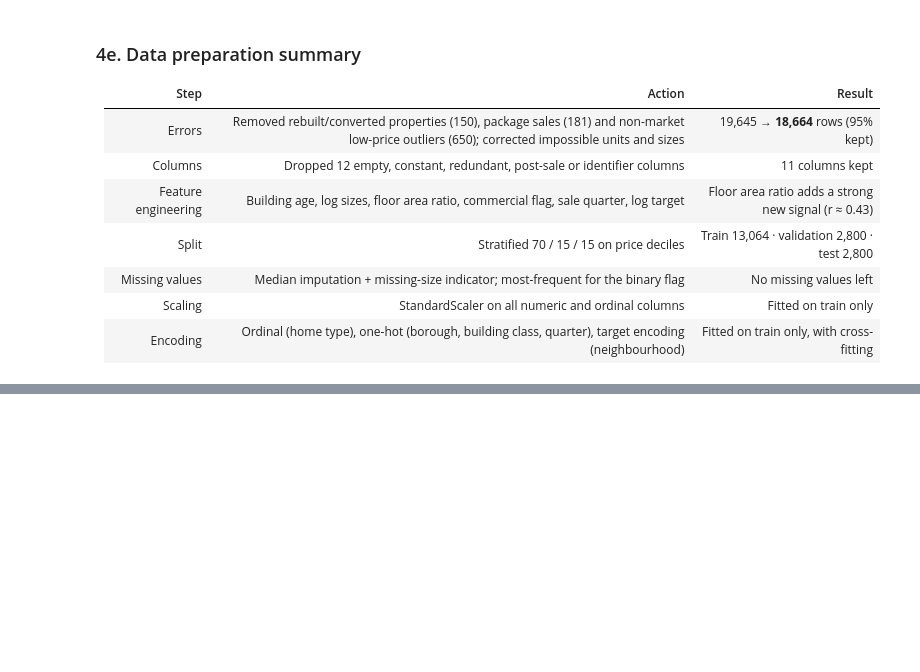
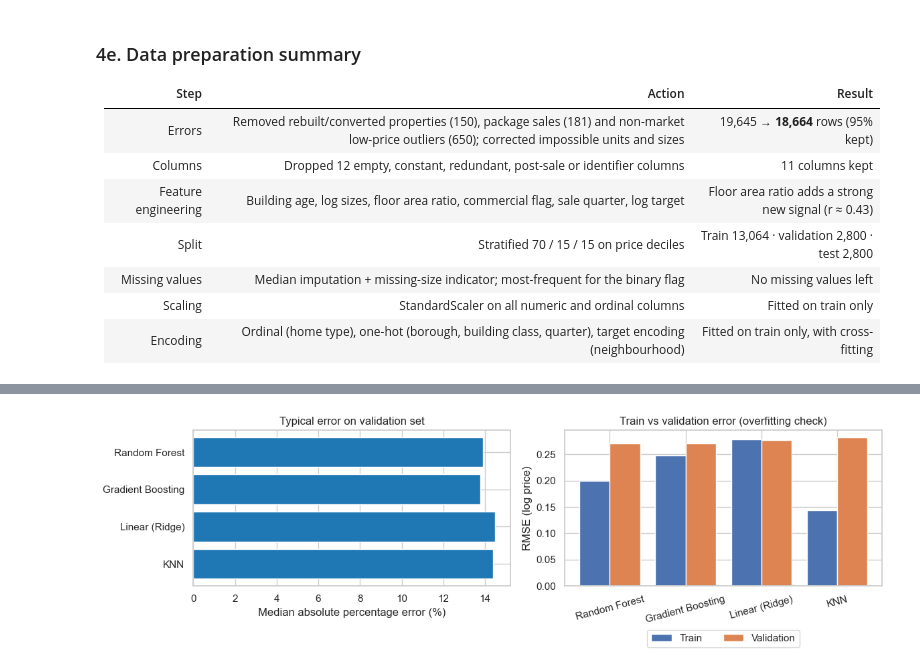
Before and after one commit to nodirbeksolijonov/MLDA-CW1-NYC-Property-Sales, a Jupyter notebook: notebooks/MLDA_CW1_NYC_Property_Sales.ipynb, the cells around one changed output, grey strips where cells are left out. Drawn from its saved outputs; the diff is of its cells as text; code cells hidden in the pictures; blank space fills up the shorter version.

```diff
--- a/notebooks/MLDA_CW1_NYC_Property_Sales.ipynb
+++ b/notebooks/MLDA_CW1_NYC_Property_Sales.ipynb
@@ -1469,0 +1647,28 @@ The same `make_preprocessor()` is used inside every model's pipeline in Section
+# %%
+def evaluate(model, X, y_log):
+    """Errors on the log scale and in dollars for one fitted pipeline."""
+    pred_log = model.predict(X)
+    y_usd, pred_usd = np.exp(y_log), np.exp(pred_log)
+    ape = np.abs(pred_usd - y_usd) / y_usd
+    return {
+        "RMSE (log)": np.sqrt(mean_squared_error(y_log, pred_log)),
+        "MAE (log)": mean_absolute_error(y_log, pred_log),
+        "R² (log)": r2_score(y_log, pred_log),
+        "RMSE ($)": np.sqrt(mean_squared_error(y_usd, pred_usd)),
+        "MAE ($)": mean_absolute_error(y_usd, pred_usd),
+        "MAPE": ape.mean(),
+        "Median APE": np.median(ape),
+        "R² ($)": r2_score(y_usd, pred_usd),
+    }
+
+
+rows = {}
+for name, search in tuned.items():
+    rows[name] = {"CV RMSE (log)": -search.best_score_,
+                  "Train RMSE (log)": evaluate(search.best_estimator_, X_train, y_train)["RMSE (log)"],
+                  **evaluate(search.best_estimator_, X_val, y_val)}
+val_results = pd.DataFrame(rows).T.sort_values("RMSE (log)")
+val_results.style.format({
+    "CV RMSE (log)": "{:.4f}", "Train RMSE (log)": "{:.4f}", "RMSE (log)": "{:.4f}", "MAE (log)": "{:.4f}",
+    "R² (log)": "{:.3f}", "R² ($)": "{:.3f}", "RMSE ($)": "${:,.0f}", "MAE ($)": "${:,.0f}",
+    "MAPE": "{:.1%}", "Median APE": "{:.1%}"})
@@ -1469,0 +1681,18 @@ The same `make_preprocessor()` is used inside every model's pipeline in Section
+# %%
+fig, axes = plt.subplots(1, 2, figsize=(12, 4))
+order = val_results.index
+axes[0].barh(order, val_results["Median APE"] * 100, color="tab:blue")
+axes[0].set_xlabel("Median absolute percentage error (%)")
+axes[0].set_title("Typical error on validation set")
+axes[0].invert_yaxis()
+x = np.arange(len(order))
+axes[1].bar(x - 0.2, val_results["Train RMSE (log)"], 0.4, label="Train")
+axes[1].bar(x + 0.2, val_results["RMSE (log)"], 0.4, label="Validation")
+axes[1].set_xticks(x, order, rotation=15)
+axes[1].set_ylabel("RMSE (log price)")
+axes[1].set_title("Train vs validation error (overfitting check)")
+axes[1].legend(loc="upper center", bbox_to_anchor=(0.5, -0.25), ncol=2)
+plt.tight_layout()
+plt.show()
+# %% [output]
+[figure, added]
```
Also changed, not shown: parts of 16 cells of this notebook.
